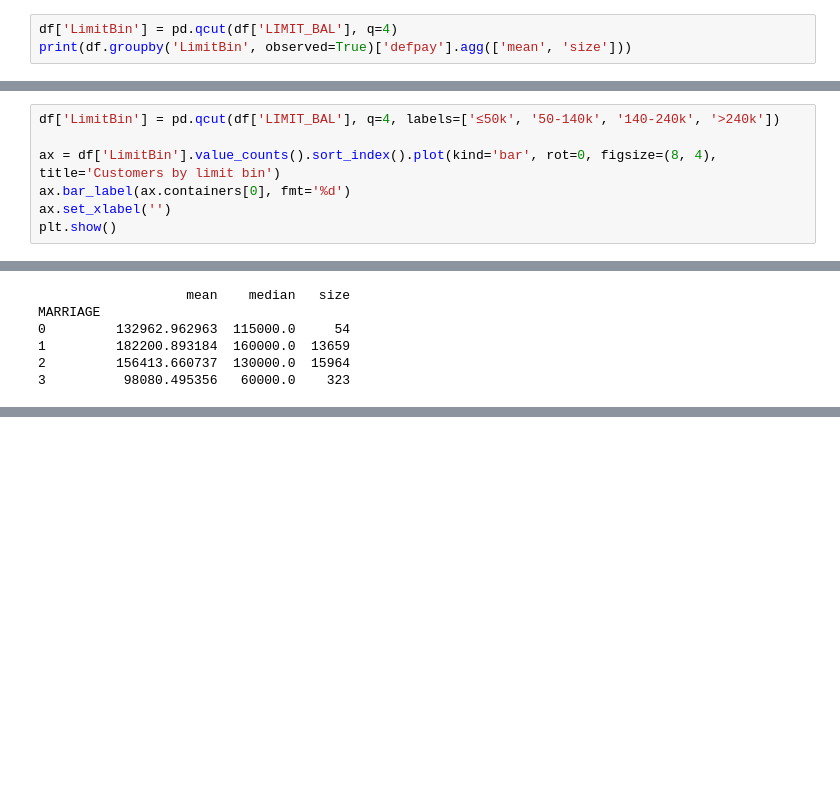
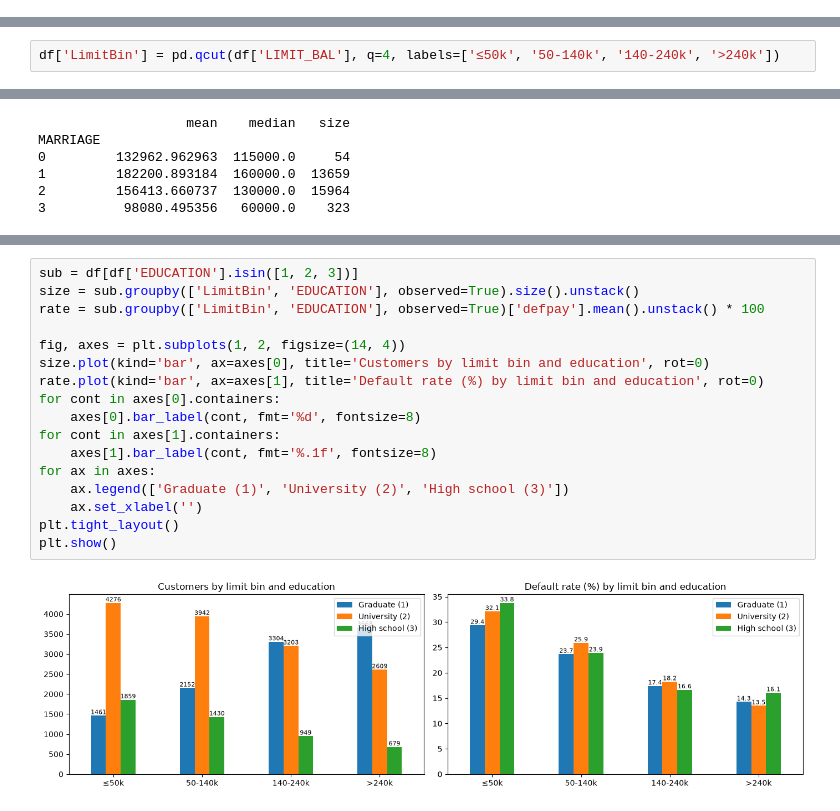
Before and after one commit to Luben69/Default-of-Credit-Card-Clients, a Jupyter notebook: Untitled.ipynb, the cells around one changed output, grey strips where cells are left out. Saved outputs shown, nothing was run; the diff lists cells and outputs as text; blank space fills up the shorter version.

```diff
--- a/Untitled.ipynb
+++ b/Untitled.ipynb
@@ -500,6 +500,3 @@ print(df.loc[df['BILL_AMT1'].nsmallest(10).index, cols])
 4439      240000     -30000      -9095     10000     -2
 17204      70000     -17810      -8187         0     -2
 3105      350000     144562      -7438    152000     -2
-# %%
-df['LimitBin'] = pd.qcut(df['LIMIT_BAL'], q=4)
-print(df.groupby('LimitBin', observed=True)['defpay'].agg(['mean', 'size']))
@@ -513,7 +503,2 @@ LimitBin
 # %%
 df['LimitBin'] = pd.qcut(df['LIMIT_BAL'], q=4, labels=['≤50k', '50-140k', '140-240k', '>240k'])
-
-ax = df['LimitBin'].value_counts().sort_index().plot(kind='bar', rot=0, figsize=(8, 4), title='Customers by limit bin')
-ax.bar_label(ax.containers[0], fmt='%d')
-ax.set_xlabel('')
-plt.show()
@@ -587,0 +589,19 @@ MARRIAGE
+# %%
+sub = df[df['EDUCATION'].isin([1, 2, 3])]
+size = sub.groupby(['LimitBin', 'EDUCATION'], observed=True).size().unstack()
+rate = sub.groupby(['LimitBin', 'EDUCATION'], observed=True)['defpay'].mean().unstack() * 100
+
+fig, axes = plt.subplots(1, 2, figsize=(14, 4))
+size.plot(kind='bar', ax=axes[0], title='Customers by limit bin and education', rot=0)
+rate.plot(kind='bar', ax=axes[1], title='Default rate (%) by limit bin and education', rot=0)
+for cont in axes[0].containers:
+    axes[0].bar_label(cont, fmt='%d', fontsize=8)
+for cont in axes[1].containers:
+    axes[1].bar_label(cont, fmt='%.1f', fontsize=8)
+for ax in axes:
+    ax.legend(['Graduate (1)', 'University (2)', 'High school (3)'])
+    ax.set_xlabel('')
+plt.tight_layout()
+plt.show()
+# %% [output]
+[figure, added]
```
Also changed, not shown: parts of 3 cells of this notebook.
